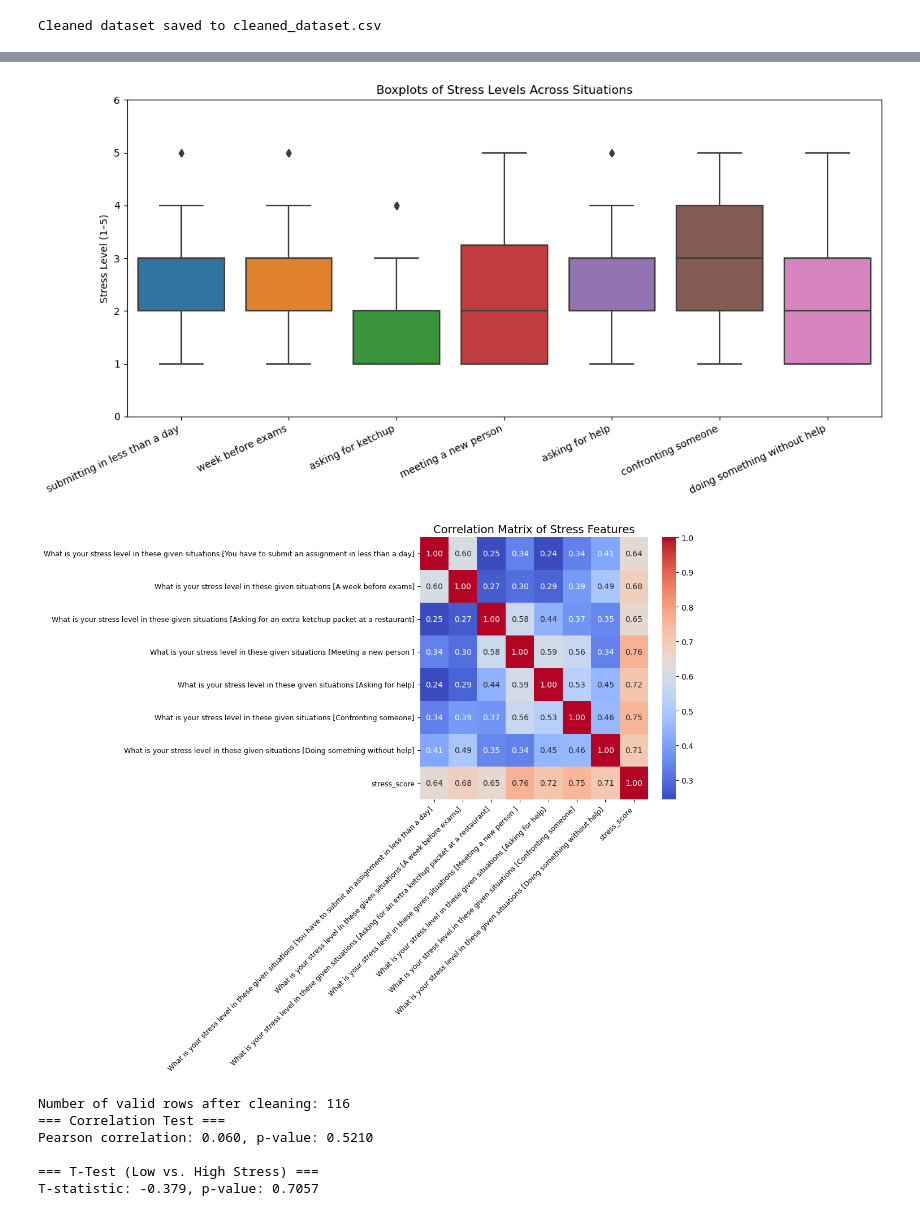
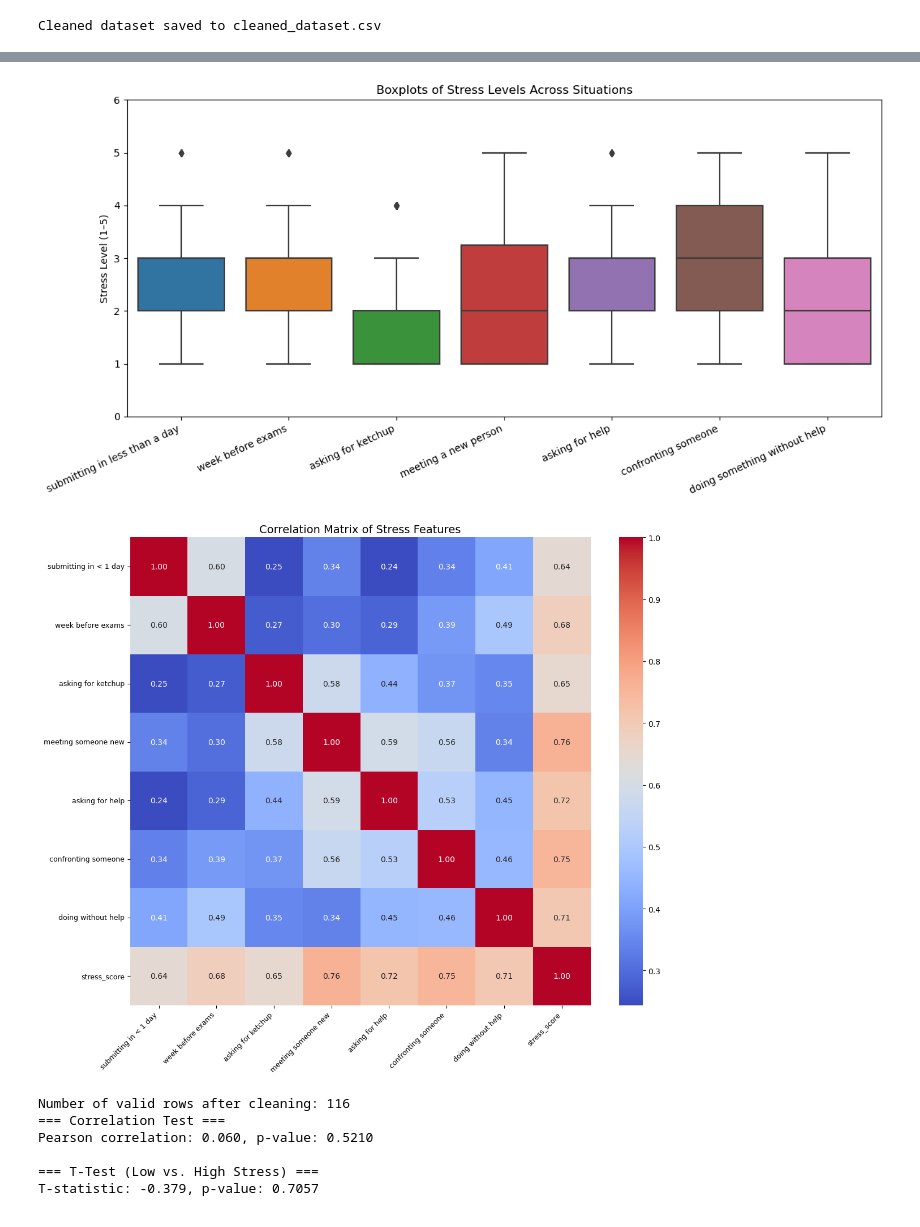
Before and after one commit to LaianJ/PyDataSciProject, a Jupyter notebook: Untitled.ipynb, the cells around one changed output, grey strips where cells are left out. Cells and saved outputs as stored; diff of their text form; code cells hidden in the pictures.

```diff
--- a/Untitled.ipynb
+++ b/Untitled.ipynb
@@ -112,40 +112,56 @@ def main():
 
 
     # Plot 3: Correlation heatmap
+    # Plot 3: Correlation heatmap with shortened axis labels
+    short_labels = [
+        "submitting in < 1 day",
+        "week before exams",
+        "asking for ketchup",
+        "meeting someone new",
+        "asking for help",
+        "confronting someone",
+        "doing without help",
+        "stress_score"
+    ]
+
+    # Compute correlation matrix
     corr = df[stress_columns + ["stress_score"]].corr()
+
     plt.figure(figsize=(12, 10))
     ax = sns.heatmap(corr, annot=True, cmap='coolwarm', fmt=".2f", cbar=True,
+                     xticklabels=short_labels, yticklabels=short_labels,
                      annot_kws={"size": 10})
     plt.title("Correlation Matrix of Stress Features", fontsize=14)
     plt.xticks(rotation=45, ha='right', fontsize=9)
     plt.yticks(rotation=0, fontsize=9)
     plt.tight_layout()
     plt.savefig(f"{plot_dir}/stress_correlation_heatmap.png")
     plt.show()
 
+
 if __name__ == "__main__":
     main()
 # %% [output]
 === Descriptive Statistics ===
        What is your stress level in these given situations [You have to submit an assignment in less than a day]  \
 count                                         116.000000
 mean                                            2.637931
 std                                             1.106475
 min                                             1.000000
 25%                                             2.000000
 50%                                             3.000000
 75%                                             3.000000
 max                                             5.000000
 
        What is your stress level in these given situations [A week before exams]  \
 ... (64 lines left out)
 25%        1.857143
 50%        2.357143
 75%        3.142857
 max        4.571429
 [figure]
 [figure]
-[figure, old version]
+[figure, new version]
 # %%
 # stat_tests.py
 
```
Also changed, not shown: 1 other file.
